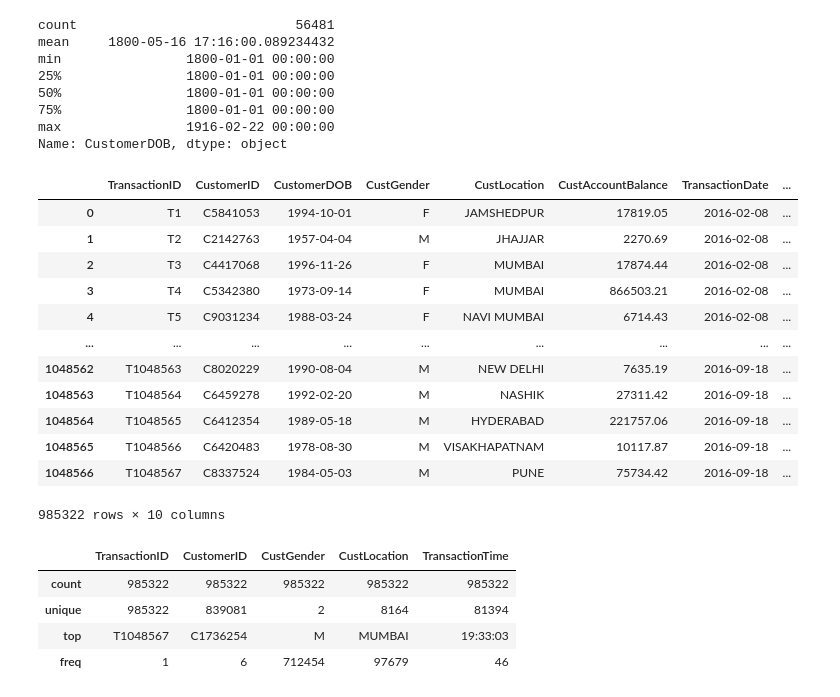
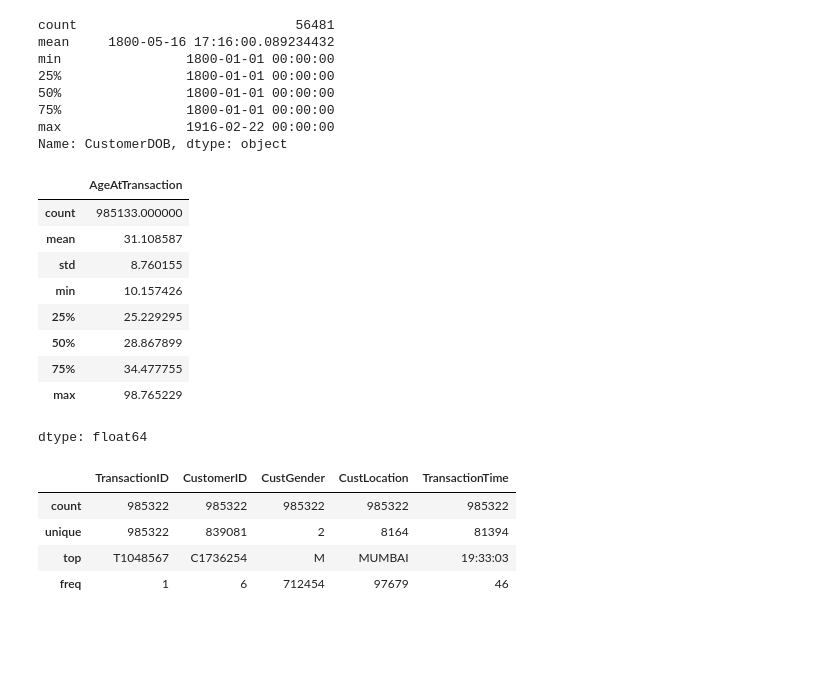
Before and after one commit to Tobifads/Warehousing-CW, a Jupyter notebook: Untitled51.ipynb, the cells around one changed output. Drawn from its saved outputs; the diff is of its cells as text; code cells hidden in the pictures; blank space fills up the shorter version.

```diff
--- a/Untitled51.ipynb
+++ b/Untitled51.ipynb
@@ -216,22 +216,22 @@ min                1800-01-01 00:00:00
 max                1916-02-22 00:00:00
 Name: CustomerDOB, dtype: object
 # %%
-df_2 = df_1[df_1['CustomerDOB']!= '1800-01-01']
-df_2
+df_2 = df_1[df_1['CustomerDOB'] != pd.Timestamp('1800-01-01')]
+
+df_2 = df_2[df_2['AgeAtTransaction'] <= 100]
-# %% [output]
-|  | TransactionID | CustomerID | CustomerDOB | CustGender | CustLocation | CustAccountBalance | TransactionDate | ... |
-| 0 | T1 | C5841053 | 1994-10-01 | F | JAMSHEDPUR | 17819.05 | 2016-02-08 | ... |
-| 1 | T2 | C2142763 | 1957-04-04 | M | JHAJJAR | 2270.69 | 2016-02-08 | ... |
-| 2 | T3 | C4417068 | 1996-11-26 | F | MUMBAI | 17874.44 | 2016-02-08 | ... |
-| 3 | T4 | C5342380 | 1973-09-14 | F | MUMBAI | 866503.21 | 2016-02-08 | ... |
-| 4 | T5 | C9031234 | 1988-03-24 | F | NAVI MUMBAI | 6714.43 | 2016-02-08 | ... |
-| ... | ... | ... | ... | ... | ... | ... | ... | ... |
-| 1048562 | T1048563 | C8020229 | 1990-08-04 | M | NEW DELHI | 7635.19 | 2016-09-18 | ... |
-| 1048563 | T1048564 | C6459278 | 1992-02-20 | M | NASHIK | 27311.42 | 2016-09-18 | ... |
-| 1048564 | T1048565 | C6412354 | 1989-05-18 | M | HYDERABAD | 221757.06 | 2016-09-18 | ... |
-| 1048565 | T1048566 | C6420483 | 1978-08-30 | M | VISAKHAPATNAM | 10117.87 | 2016-09-18 | ... |
-| 1048566 | T1048567 | C8337524 | 1984-05-03 | M | PUNE | 75734.42 | 2016-09-18 | ... |
-985322 rows × 10 columns
+# %%
+df_2['AgeAtTransaction'].describe()
+# %% [output]
+|  | AgeAtTransaction |
+| count | 985133.000000 |
+| mean | 31.108587 |
+| std | 8.760155 |
+| min | 10.157426 |
+| 25% | 25.229295 |
+| 50% | 28.867899 |
+| 75% | 34.477755 |
+| max | 98.765229 |
+dtype: float64
 # %%
 df_2.describe(include='object')
 # %% [output]
```
Also changed, not shown: parts of 5 cells of this notebook.
